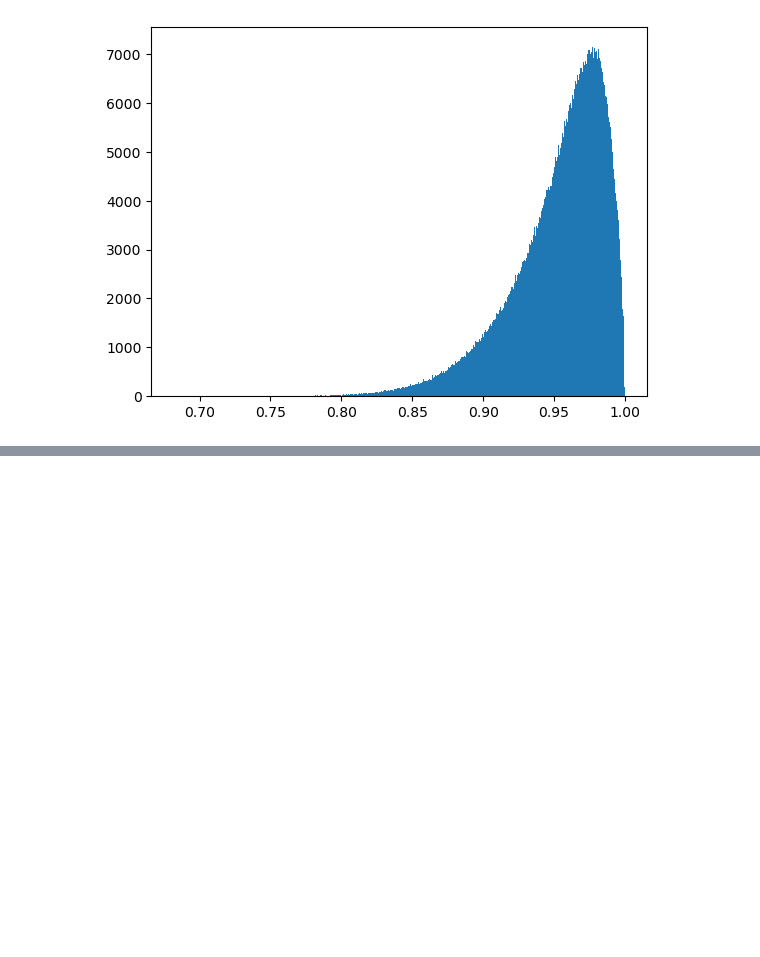
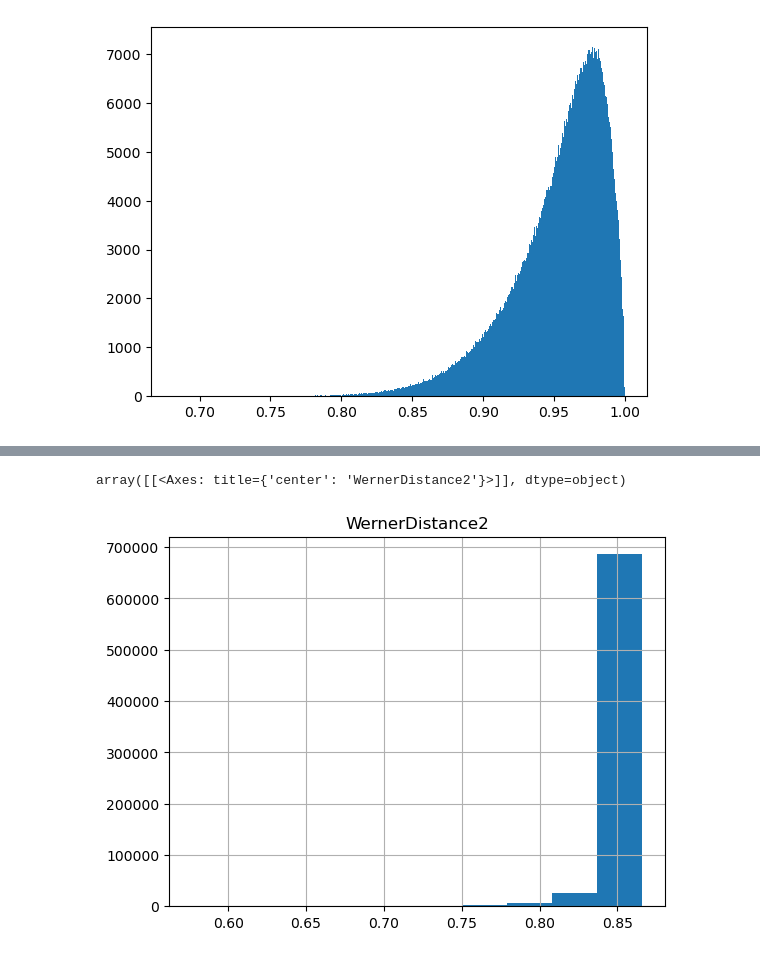
Before and after one commit to jkwiecien765/WernerTomography2, a Jupyter notebook: werner.ipynb, the cells around one changed output, grey strips where cells are left out. Saved outputs shown, nothing was run; the diff lists cells and outputs as text; code cells hidden in the pictures; blank space fills up the shorter version.

```diff
--- a/werner.ipynb
+++ b/werner.ipynb
@@ -883,0 +908,4 @@ plt.hist(alldata.Measures.HistogramFidelity, bins=1000)
+# %%
+allcomplex.Measures['FidelityWerner'] = pd.Series([fid_from_samps(allcomplex.Matrix.iloc[i], pio4) for i in range(len(allcomplex.Matrix))])
+# %%
+allcomplex.Measures['FidelityWerner2'] = pd.Series([fid_from_samps(allcomplex.Matrix.iloc[i], piom4) for i in range(len(allcomplex.Matrix))])
@@ -883,0 +928,16 @@ plt.hist(alldata.Measures.HistogramFidelity, bins=1000)
+# %%
+def min_dist_werner(fid):
+    if fid<= 0.25:
+        return np.sqrt(0.75), 0
+    else:
+        return np.sqrt(1. - 1./3.0 - 4./3. *fid*fid + 2./3. *fid), (4*fid - 1)/3
+# %%
+distance = np.zeros_like(allcomplex.Measures.FidelityWerner)
+visibility = np.zeros_like(allcomplex.Measures.FidelityWerner)
+for i in range(len(allcomplex.Measures)):
+    dist, vis = min_dist_werner(allcomplex.Measures.FidelityWerner.iloc[i])
+    distance[i] = dist
+    visibility[i] = vis
+
+allcomplex.Measures['WernerDistance2'] = pd.Series(distance)
+allcomplex.Measures['WernerVisibility2'] = pd.Series(visibility)
@@ -883,0 +963,5 @@ plt.hist(alldata.Measures.HistogramFidelity, bins=1000)
+# %%
+allcomplex.Measures.hist('WernerDistance2')
+# %% [output]
+array([[<Axes: title={'center': 'WernerDistance2'}>]], dtype=object)
+[figure, added]
```
Also changed, not shown: parts of 15 cells of this notebook, 3 other files.
